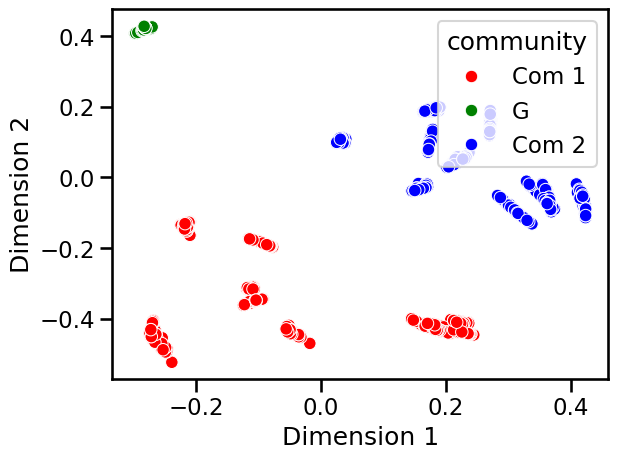
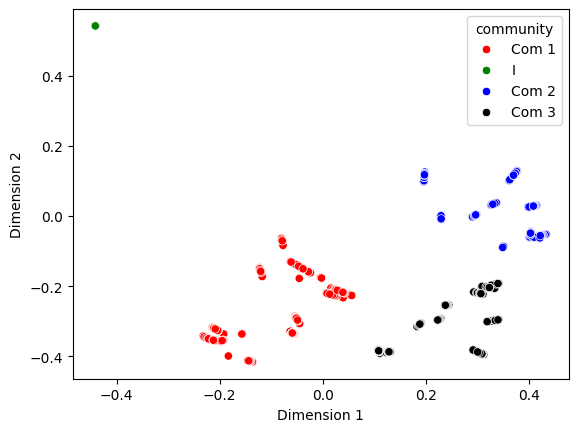
The change to this notebook cell's code, shown as a diff; its figure went from the first image to the second:
--- before
+++ after
@@ -1,2 +1,2 @@
-sns.scatterplot(data, x='Dimension 1', y= 'Dimension 2', hue="community", palette=['r','g','b'])
-plt.savefig('plots/MDS_embedding.pdf', bbox_inches='tight')
+sns.scatterplot(data, x='Dimension 1', y= 'Dimension 2', hue="community", palette=['r','g','b', 'k'])
+# plt.savefig('plots/MDS_embedding.pdf', bbox_inches='tight')

Commit: clustering exp